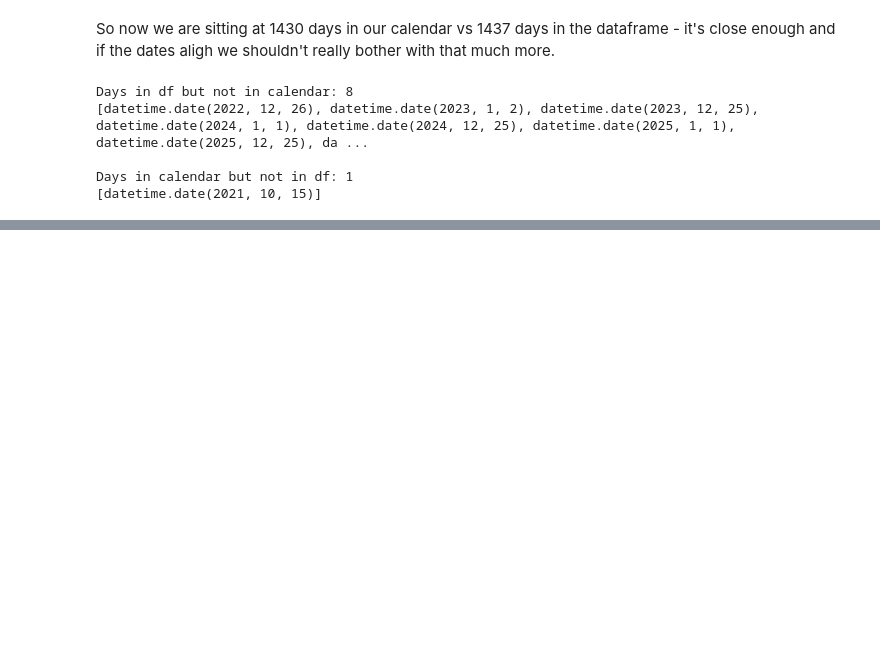
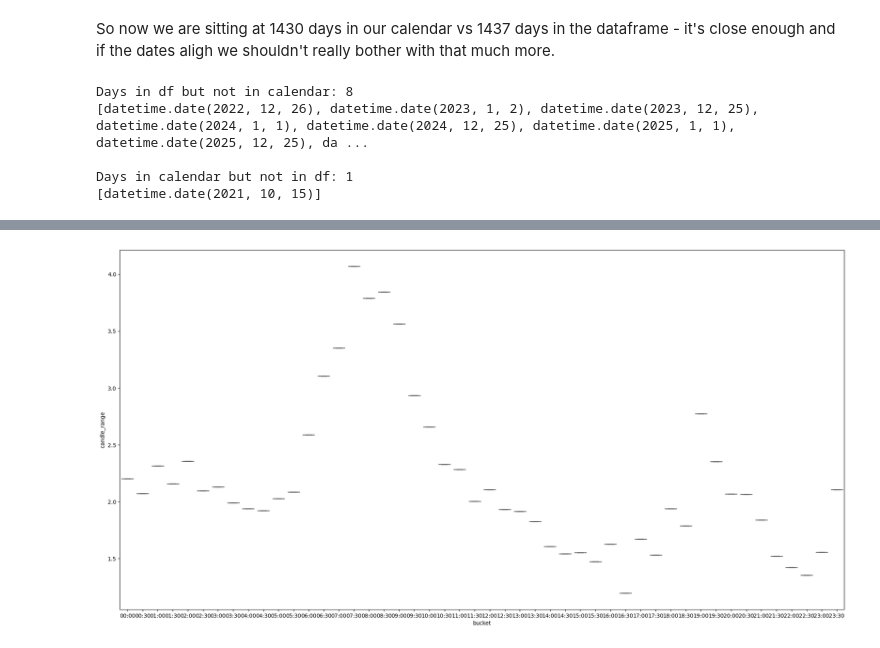
Before and after one commit to ady7ady7/python_agentic_learning, a Jupyter notebook: project2_xauusd_analysis/notebooks/01_data_import_eda.ipynb, the cells around one changed output, grey strips where cells are left out. Saved outputs shown, nothing was run; the diff lists cells and outputs as text; code cells hidden in the pictures; blank space fills up the shorter version.

```diff
--- a/project2_xauusd_analysis/notebooks/01_data_import_eda.ipynb
+++ b/project2_xauusd_analysis/notebooks/01_data_import_eda.ipynb
@@ -206,0 +283,15 @@ Data coverage is 99.9% complete, and it's the best time to move forward!
+# %%
+df.head(5)
+df['bucket'] = df['et_time'].dt.floor('30min').dt.strftime('%H:%M')
+
+
+plt.figure(figsize = (24, 12))
+df_bucket_df = df.groupby('bucket')['candle_range'].mean().reset_index()
+boxplot = sns.boxplot(
+    df_bucket_df,
+    x = 'bucket',
+    y = 'candle_range'
+)
+plt.show()
+# %% [output]
+[figure, added]
```
Also changed, not shown: parts of 12 cells of this notebook, 2 other files.
